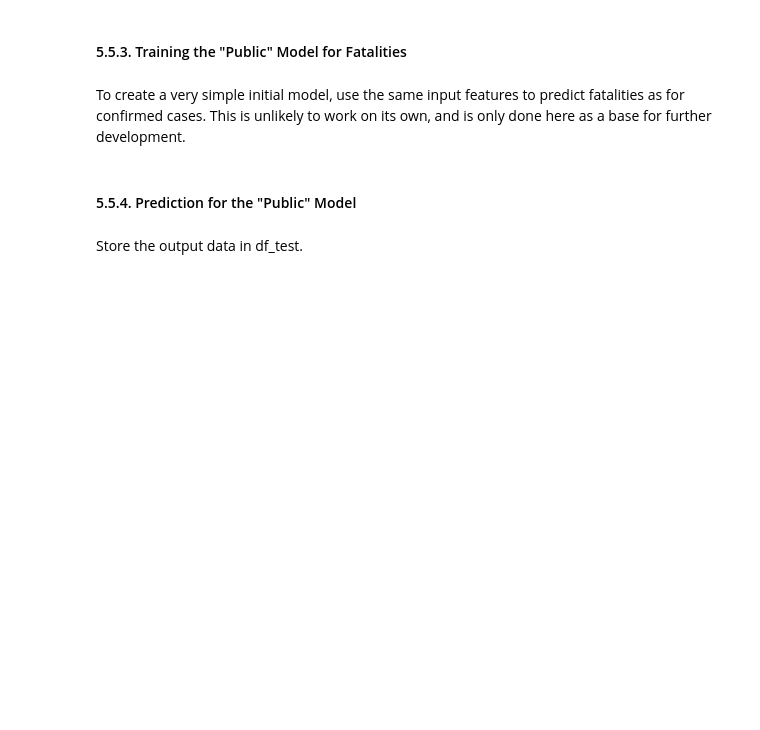
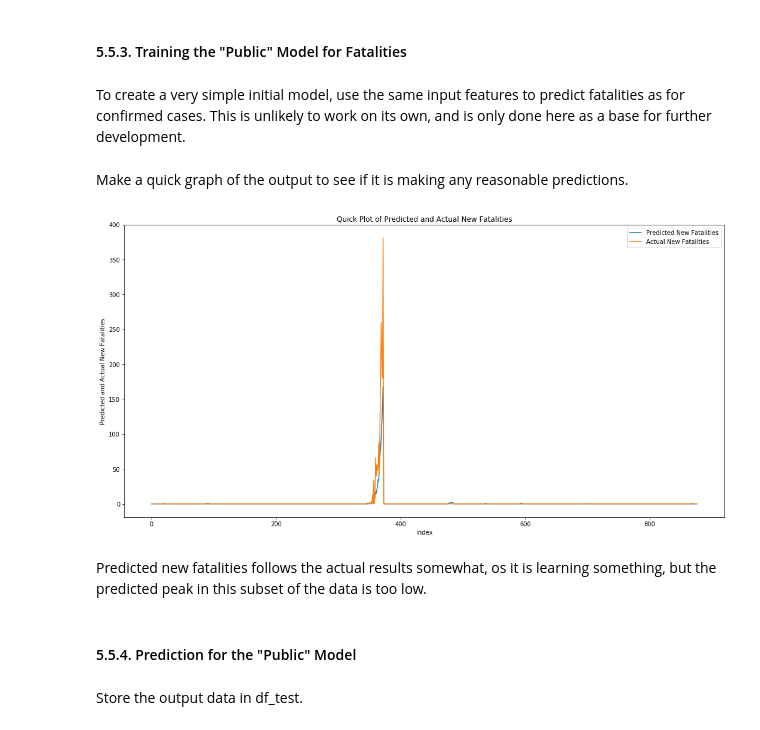
Before and after one commit to mattjezza/covid19-modelling, a Jupyter notebook: COVID-19-Prediction.ipynb, the cells around one changed output. Drawn from its saved outputs; the diff is of its cells as text; code cells hidden in the pictures; blank space fills up the shorter version.

```diff
--- a/COVID-19-Prediction.ipynb
+++ b/COVID-19-Prediction.ipynb
@@ -834,7 +860,7 @@ for i in range(min_lag, max_lag):
     training_features.append(feat)
 
 X = df_train_ex_public[df_train_ex_public['Date'] <= LAST_PUB_TRAIN_DATE][training_features]
-y = df_train_ex_public[df_train_ex_public['Date'] <= LAST_PUB_TRAIN_DATE]['Fatalities'].to_list()
+y = df_train_ex_public[df_train_ex_public['Date'] <= LAST_PUB_TRAIN_DATE]['NewFatalities'].to_list()
 
 # Scaling
 scaler = MinMaxScaler()
@@ -845,6 +871,21 @@ X_scaled = fatalities_scaler_model.transform(X)
 num_rows = X_scaled.shape[0]
 # %%
 public_fatalities_model, public_fatalities_poly_transform_model, predictions, test_values = train_model(X_scaled, y, int(num_rows*0.95), num_rows)
+# %% [markdown]
+Make a quick graph of the output to see if it is making any reasonable predictions.
+# %%
+plt.figure(figsize=(18, 9))
+plt.plot(list(np.arange(len(predictions)))[-1000:], predictions[-1000:], label = 'Predicted New Fatalities')
+plt.plot(list(np.arange(len(predictions)))[-1000:], test_values[-1000:], label = 'Actual New Fatalities')
+plt.xlabel('Index')
+plt.ylabel('Predicted and Actual New Fatalities')
+plt.legend()
+plt.title('Quick Plot of Predicted and Actual New Fatalities')
+plt.show()
+# %% [output]
+[figure, added]
+# %% [markdown]
+Predicted new fatalities follows the actual results somewhat, os it is learning something, but the predicted peak in this subset of the data is too low.
 # %% [markdown]
 #### 5.5.4. Prediction for the "Public" Model
 # %%
```
Also changed, not shown: parts of 21 cells of this notebook.
